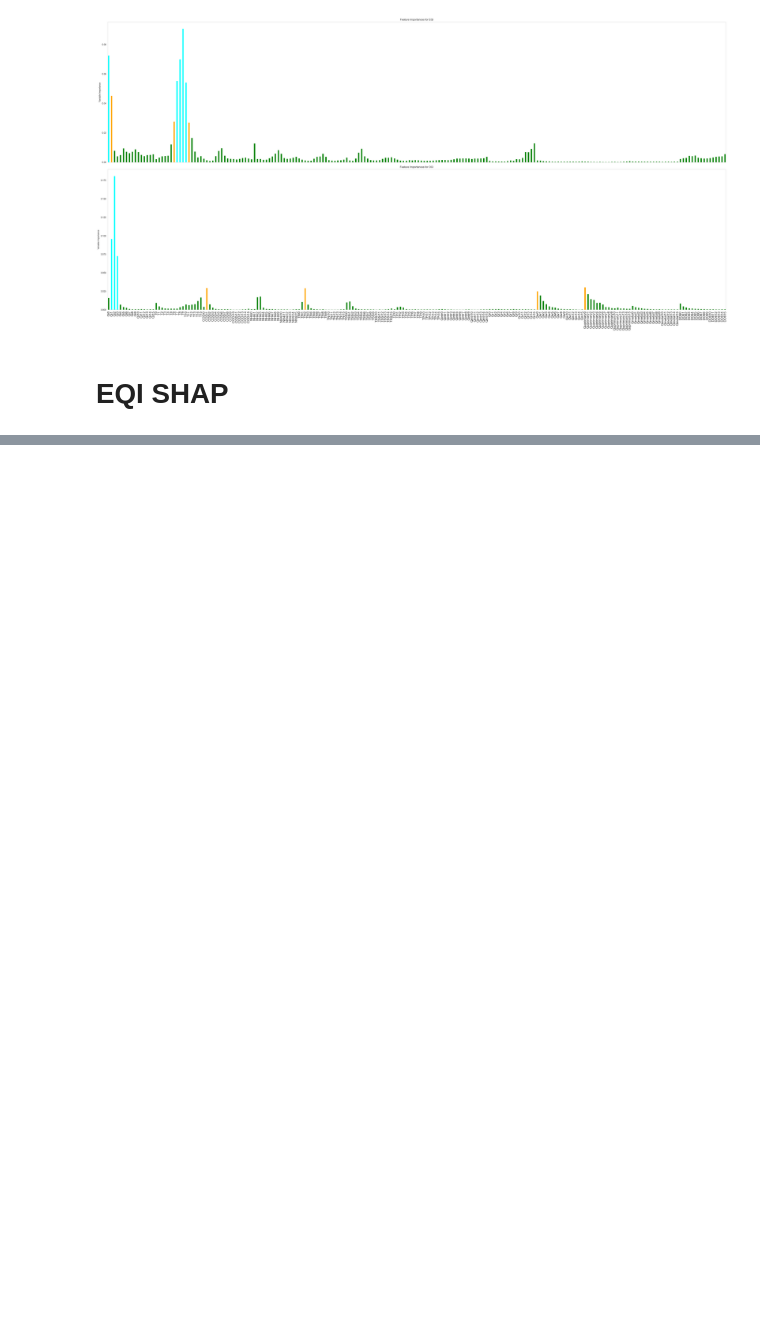
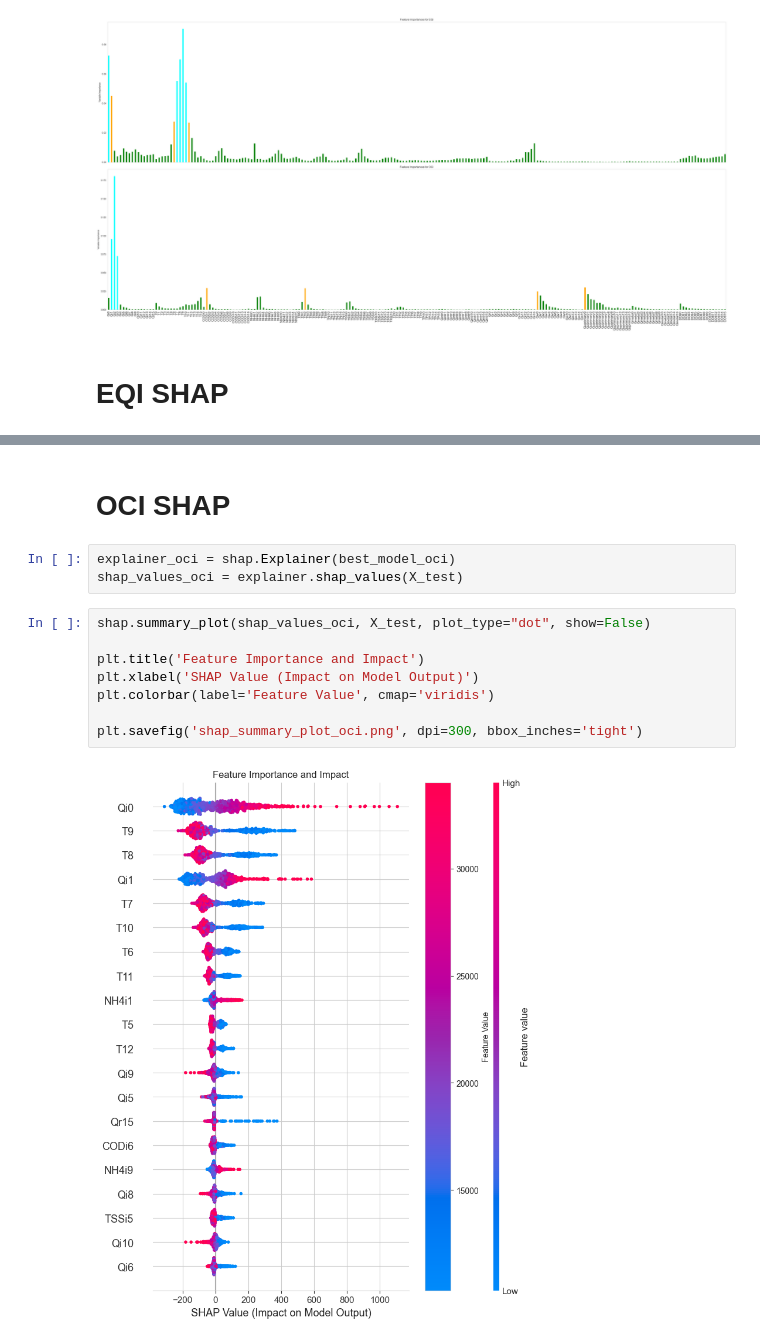
Before and after one commit to lanadominkovic/water-plant-analysis, a Jupyter notebook: wwtp_analysis.ipynb, the cells around one changed output, grey strips where cells are left out. Drawn from its saved outputs; the diff is of its cells as text; blank space fills up the shorter version.

```diff
--- a/wwtp_analysis.ipynb
+++ b/wwtp_analysis.ipynb
@@ -685,0 +675,15 @@ shap_df
+# %% [markdown]
+# OCI SHAP
+# %%
+explainer_oci = shap.Explainer(best_model_oci)
+shap_values_oci = explainer.shap_values(X_test)
+# %%
+shap.summary_plot(shap_values_oci, X_test, plot_type="dot", show=False)
+
+plt.title('Feature Importance and Impact')
+plt.xlabel('SHAP Value (Impact on Model Output)')
+plt.colorbar(label='Feature Value', cmap='viridis')
+
+plt.savefig('shap_summary_plot_oci.png', dpi=300, bbox_inches='tight')
+# %% [output]
+[figure, added]
```
Also changed, not shown: parts of 11 cells of this notebook.
